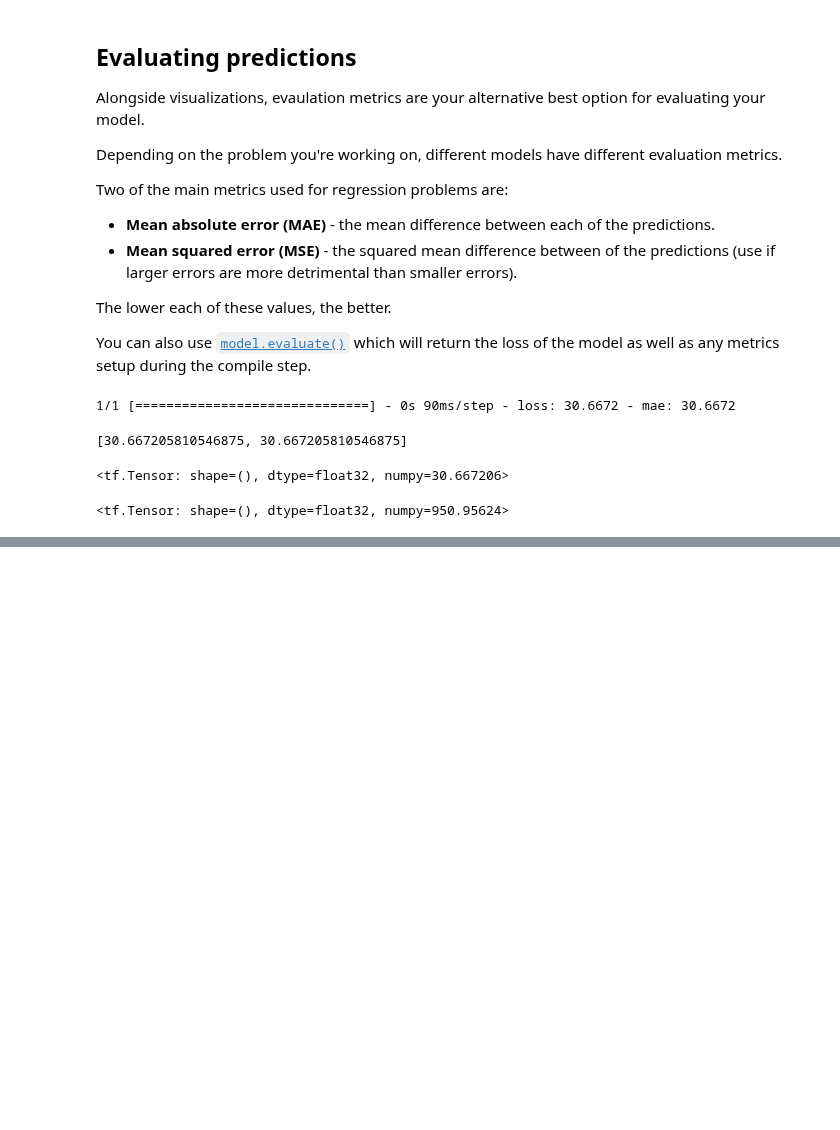
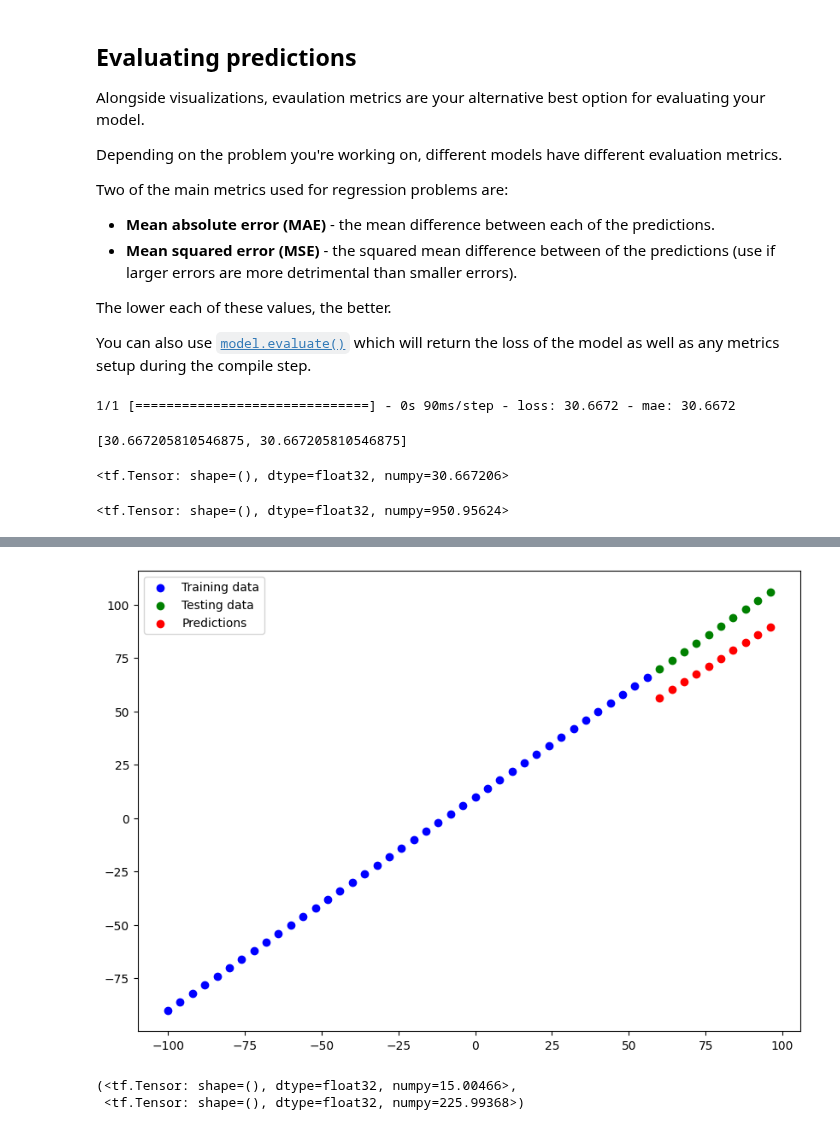
Before and after one commit to akshaygp18/TensorFlow-, a Jupyter notebook: notebook/Neural_network_regression_with_tensorflow.ipynb, the cells around one changed output, grey strips where cells are left out. Drawn from its saved outputs; the diff is of its cells as text; code cells hidden in the pictures; blank space fills up the shorter version.

Commit message:
model1 done

```diff
--- a/notebook/Neural_network_regression_with_tensorflow.ipynb
+++ b/notebook/Neural_network_regression_with_tensorflow.ipynb
@@ -471,0 +492,16 @@ def mse(y_true, y_pred):
+# %%
+# Set random seed
+tf.random.set_seed(42)
+
+# Create a model (same as above)
+model1 = tf.keras.Sequential([
+  tf.keras.layers.Dense(1, input_shape=[1]) # define the input_shape to our model
+])
+
+# Compile model (same as above)
+model1.compile(loss=tf.keras.losses.mae,
+              optimizer=tf.keras.optimizers.SGD(),
+              metrics=["mae"])
+
+# Fit the model to the training data
+model1.fit(X_train, y_train, epochs=100, verbose=2) # verbose controls how much gets output
@@ -471,0 +527,5 @@ def mse(y_true, y_pred):
+# %%
+# Make and plot predictions for model_1
+y_preds_1 = model1.predict(X_test)
+plot_predictions(predictions=y_preds_1)
+# %% [output]
@@ -471,0 +533,9 @@ def mse(y_true, y_pred):
+[figure, added]
+# %%
+# Calculate model_1 metrics
+mae_1 = mae(y_test, y_preds_1.squeeze())
+mse_1 = mse(y_test, y_preds_1.squeeze())
+mae_1, mse_1
+# %% [output]
+(<tf.Tensor: shape=(), dtype=float32, numpy=15.00466>,
+ <tf.Tensor: shape=(), dtype=float32, numpy=225.99368>)
```
Also changed, not shown: parts of 3 cells of this notebook.
